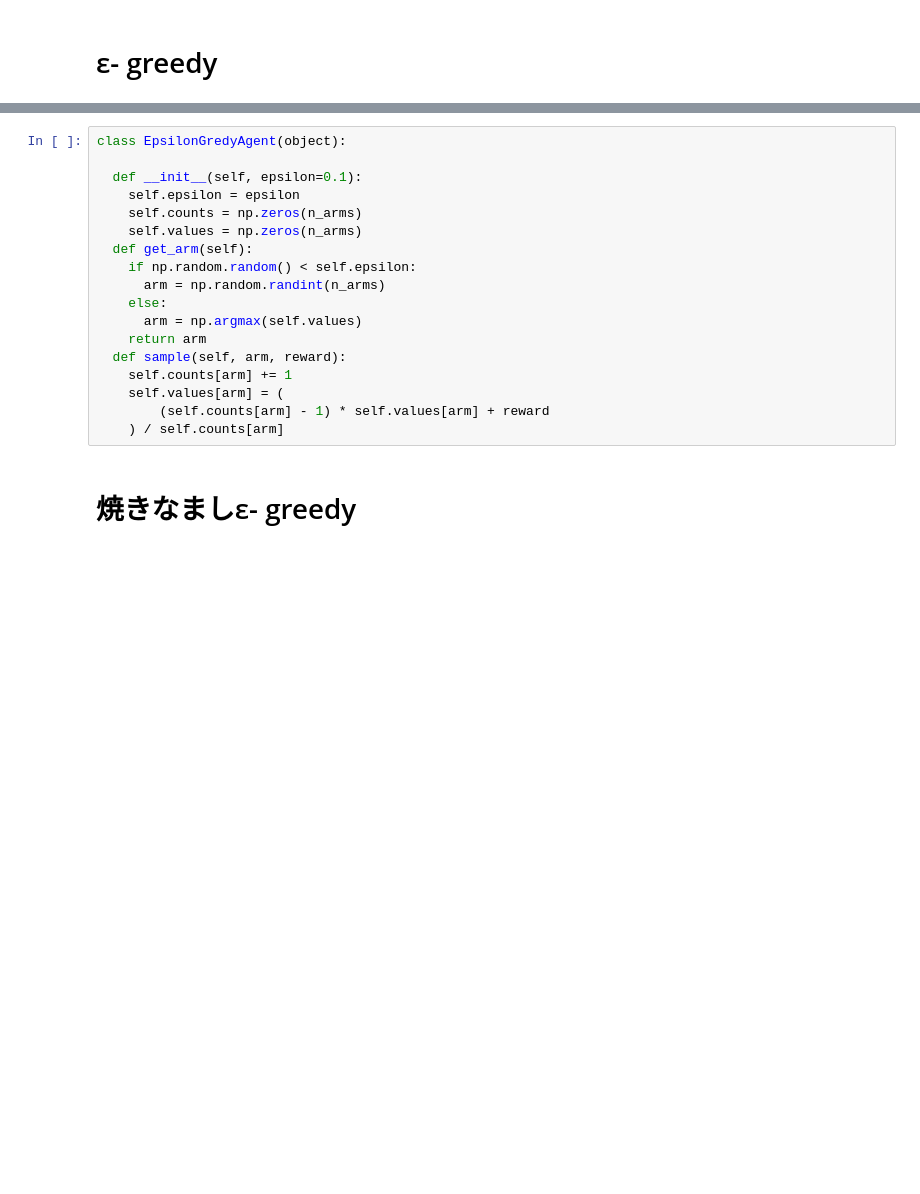
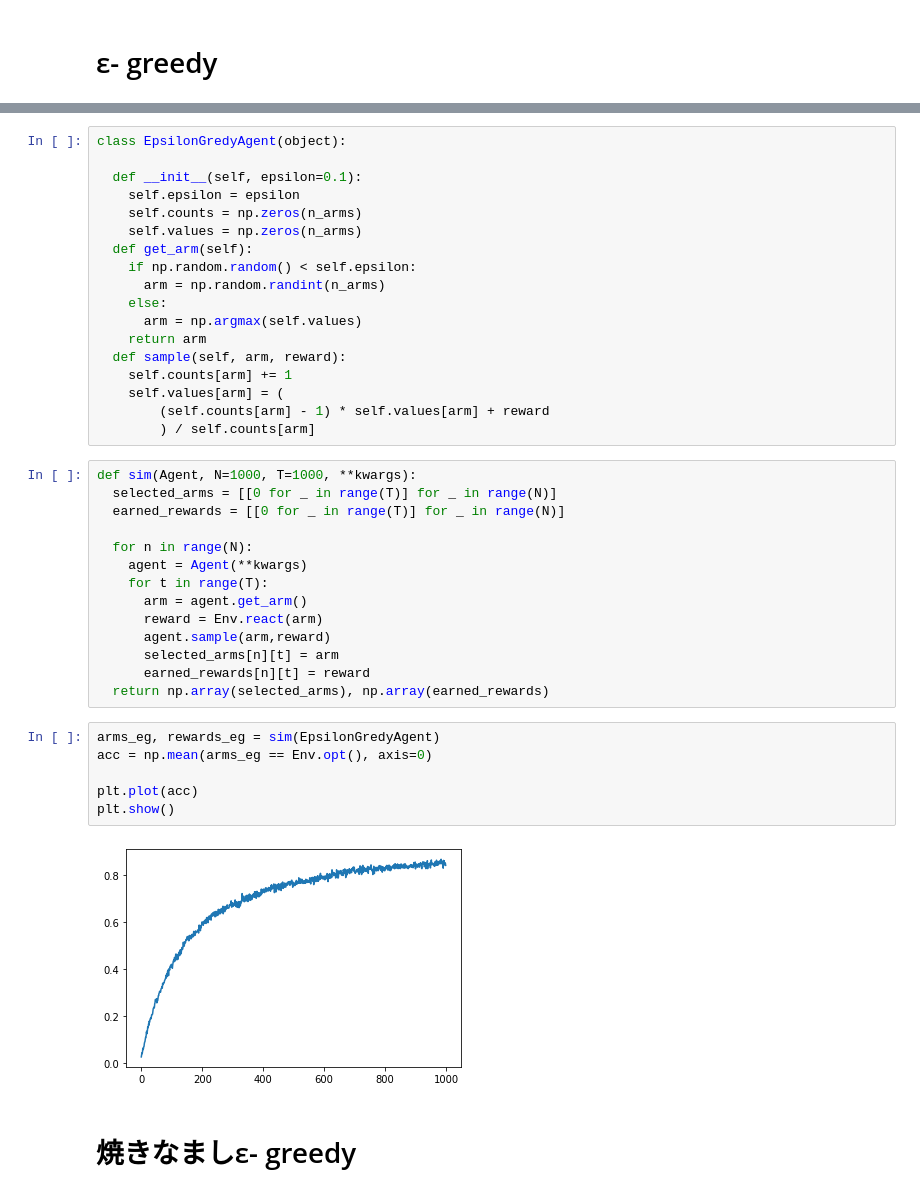
Before and after one commit to taikicoco/machine_learning, a Jupyter notebook: Bayes/Bayes.ipynb, the cells around one changed output, grey strips where cells are left out. Saved outputs shown, nothing was run; the diff lists cells and outputs as text; blank space fills up the shorter version.

```diff
--- a/Bayes/Bayes.ipynb
+++ b/Bayes/Bayes.ipynb
@@ -245,6 +286,28 @@ class EpsilonGredyAgent(object):
     self.counts[arm] += 1
     self.values[arm] = (
         (self.counts[arm] - 1) * self.values[arm] + reward
-    ) / self.counts[arm]
+        ) / self.counts[arm]
+# %%
+def sim(Agent, N=1000, T=1000, **kwargs):
+  selected_arms = [[0 for _ in range(T)] for _ in range(N)]
+  earned_rewards = [[0 for _ in range(T)] for _ in range(N)]
+
+  for n in range(N):
+    agent = Agent(**kwargs)
+    for t in range(T):
+      arm = agent.get_arm()
+      reward = Env.react(arm)
+      agent.sample(arm,reward)
+      selected_arms[n][t] = arm
+      earned_rewards[n][t] = reward
+  return np.array(selected_arms), np.array(earned_rewards)
+# %%
+arms_eg, rewards_eg = sim(EpsilonGredyAgent)
+acc = np.mean(arms_eg == Env.opt(), axis=0)
+
+plt.plot(acc)
+plt.show()
+# %% [output]
+[figure, added]
 # %% [markdown]
 # 焼きなましε- greedy
```
Also changed, not shown: parts of 11 cells of this notebook.
